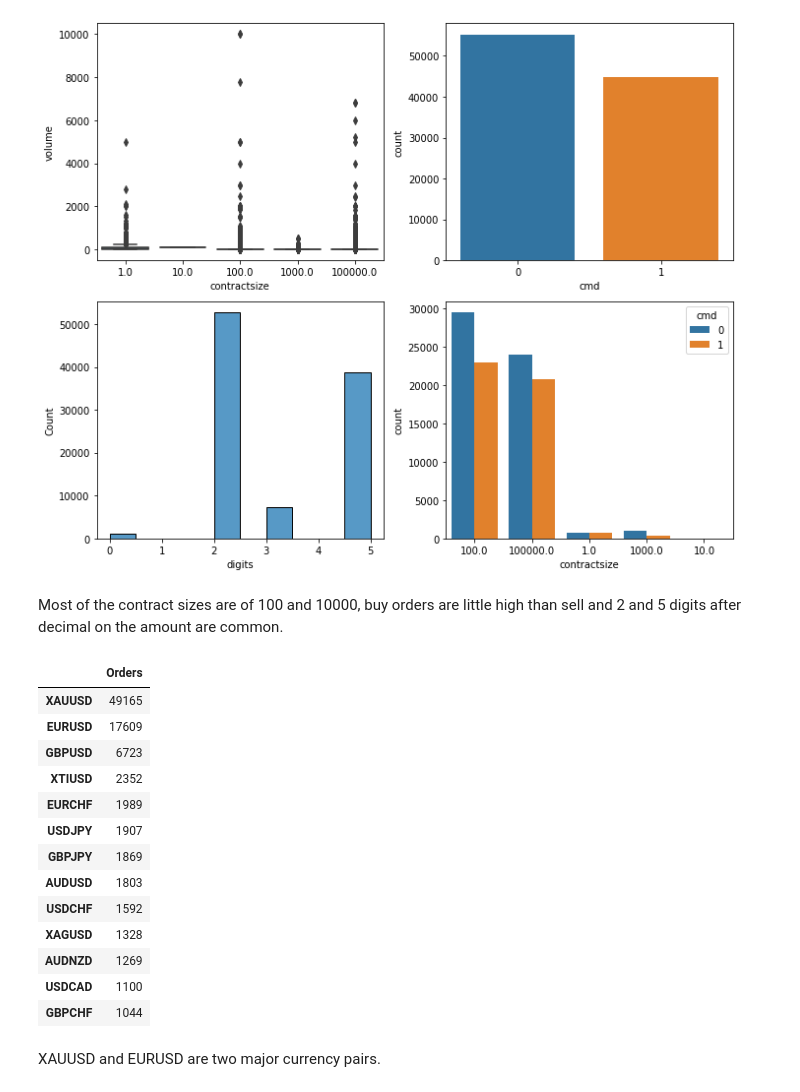
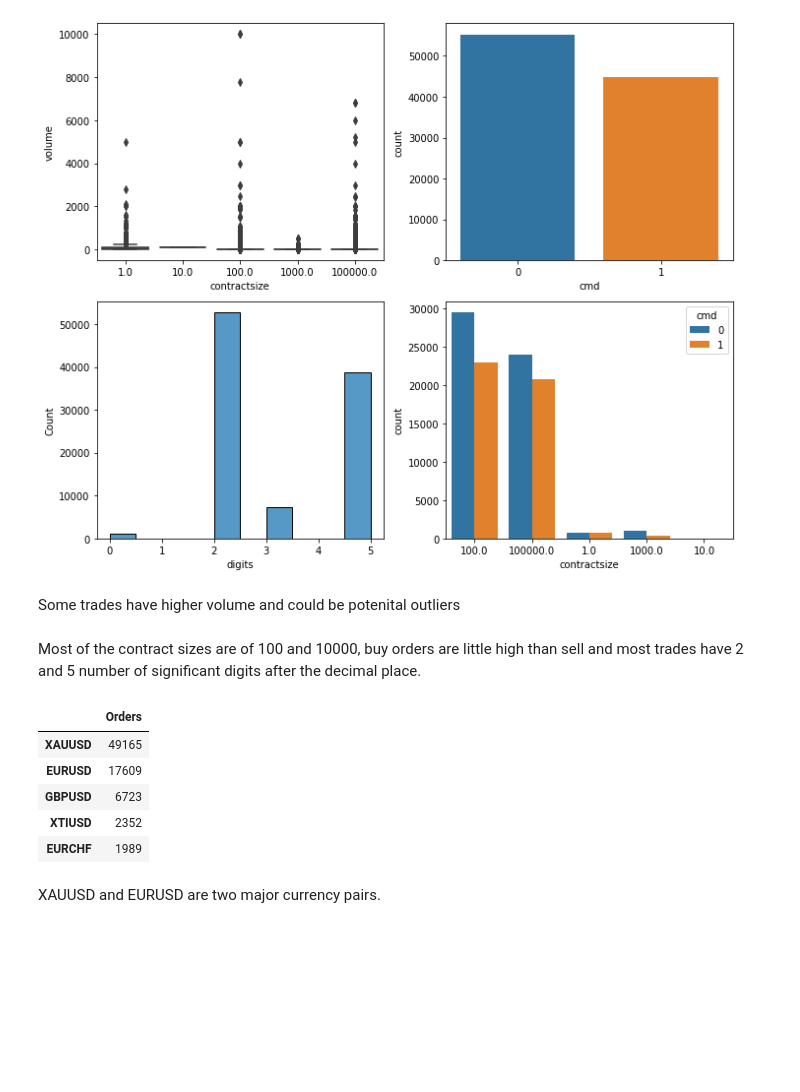
Before and after one commit to GaikwadChinmay/Trade-Markets-Analytics, a Jupyter notebook: Trade_markets.ipynb, the cells around one changed output. Saved outputs shown, nothing was run; the diff lists cells and outputs as text; code cells hidden in the pictures; blank space fills up the shorter version.

```diff
--- a/Trade_markets.ipynb
+++ b/Trade_markets.ipynb
@@ -191,26 +189,20 @@ plt.tight_layout()
 plt.show()
 # %% [output]
 [figure]
+# %% [markdown]
+Some trades have higher volume and could be potenital outliers
 # %% [markdown]
-Most of the contract sizes are of 100 and 10000, buy orders are little high than sell and 2 and 5 digits after decimal on the amount are common.
+Most of the contract sizes are of 100 and 10000, buy orders are little high than sell and most trades have 2 and 5 number of significant digits after the decimal place.
 # %%
 cur_pairs = trades.symbol.value_counts().to_frame('Orders')
-cur_pairs[cur_pairs['Orders']>1000]
+cur_pairs[cur_pairs['Orders']>1000].head()
 # %% [output]
 |  | Orders |
 | XAUUSD | 49165 |
 | EURUSD | 17609 |
 | GBPUSD | 6723 |
 | XTIUSD | 2352 |
 | EURCHF | 1989 |
-| USDJPY | 1907 |
-| GBPJPY | 1869 |
-| AUDUSD | 1803 |
-| USDCHF | 1592 |
-| XAGUSD | 1328 |
-| AUDNZD | 1269 |
-| USDCAD | 1100 |
-| GBPCHF | 1044 |
 # %% [markdown]
 XAUUSD and EURUSD are two major currency pairs.
 # %%
```
Also changed, not shown: parts of 64 cells of this notebook.
